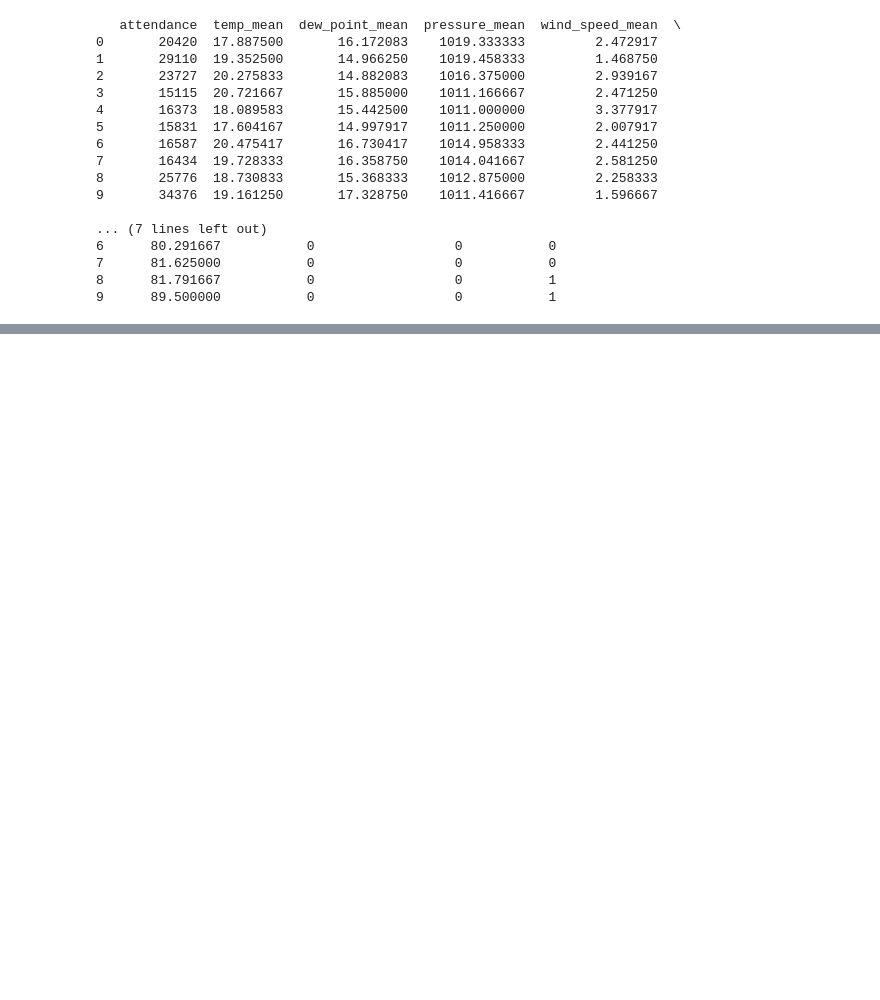
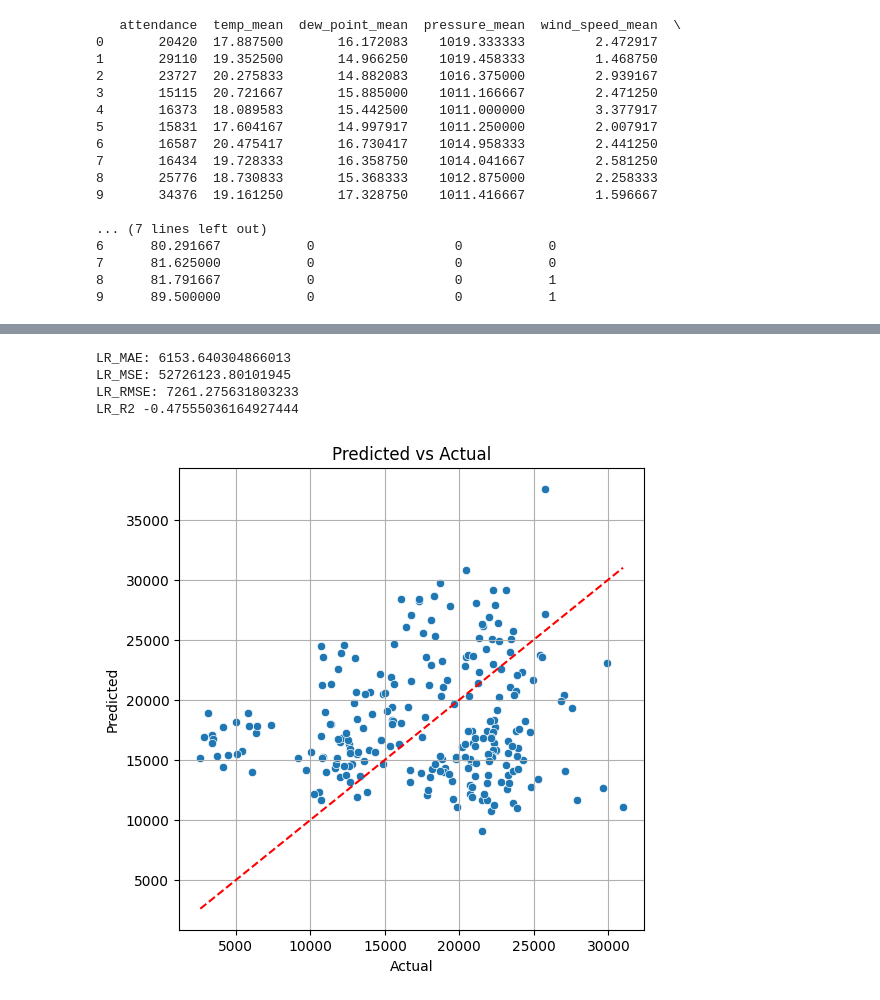
Before and after one commit to UGama/Park-Practice-, a Jupyter notebook: data_process.ipynb, the cells around one changed output, grey strips where cells are left out. Drawn from its saved outputs; the diff is of its cells as text; code cells hidden in the pictures; blank space fills up the shorter version.

```diff
--- a/data_process.ipynb
+++ b/data_process.ipynb
@@ -831,0 +878,34 @@ X_N_scaled = scaler.fit_transform(X)
+# %%
+from sklearn.linear_model import LinearRegression
+from sklearn.preprocessing import StandardScaler
+from sklearn.pipeline import Pipeline
+from sklearn.metrics import mean_squared_error, r2_score, mean_absolute_error
+
+lr_model = Pipeline([
+    ('scaler', StandardScaler()),
+    ('regressor', LinearRegression())
+])
+
+lr_model.fit(X_train, y_train)
+y_pred_lr = lr_model.predict(X_test)
+
+print('LR_MAE:', mean_absolute_error(y_test, y_pred_lr))
+print('LR_MSE:', mean_squared_error(y_test, y_pred_lr))
+print('LR_RMSE:', np.sqrt(mean_squared_error(y_test, y_pred_lr)))
+print('LR_R2', r2_score(y_test, y_pred_lr))
+print()
+
+plt.figure(figsize=(6, 6))
+sns.scatterplot(x=y_test, y=y_pred_lr)
+plt.xlabel('Actual')
+plt.ylabel('Predicted')
+plt.title('Predicted vs Actual')
+plt.plot([y_test.min(), y_test.max()], [y_test.min(), y_test.max()], 'r--')
+plt.grid(True)
+plt.show()
+# %% [output]
+LR_MAE: 6153.640304866013
+LR_MSE: 52726123.80101945
+LR_RMSE: 7261.275631803233
+LR_R2 -0.47555036164927444
+[figure, added]
```
Also changed, not shown: parts of 28 cells of this notebook, 2 other files.
